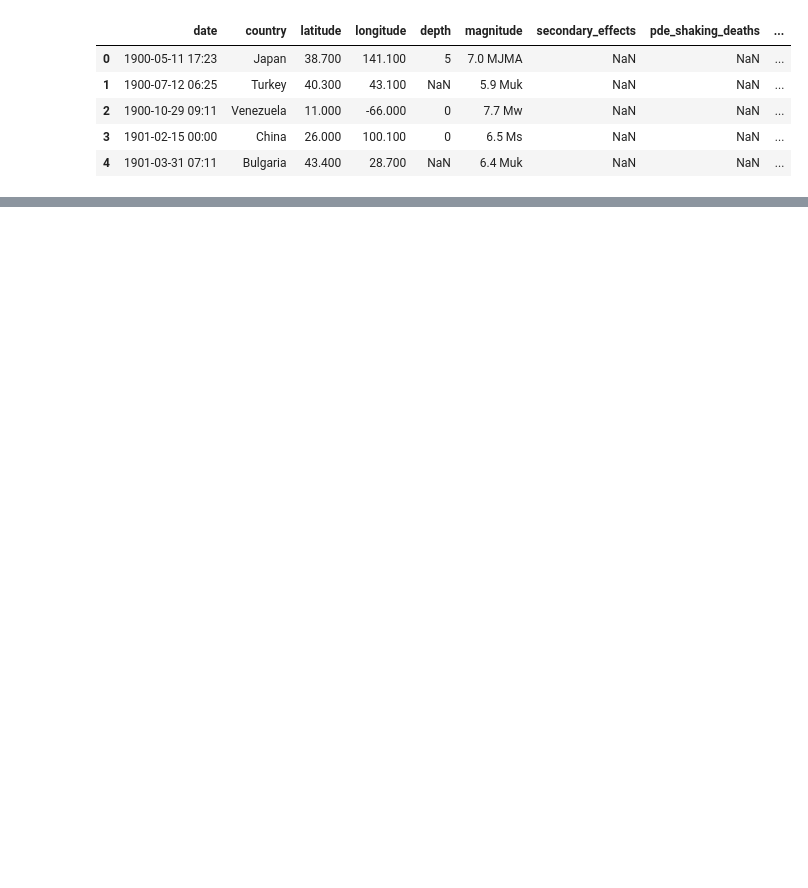
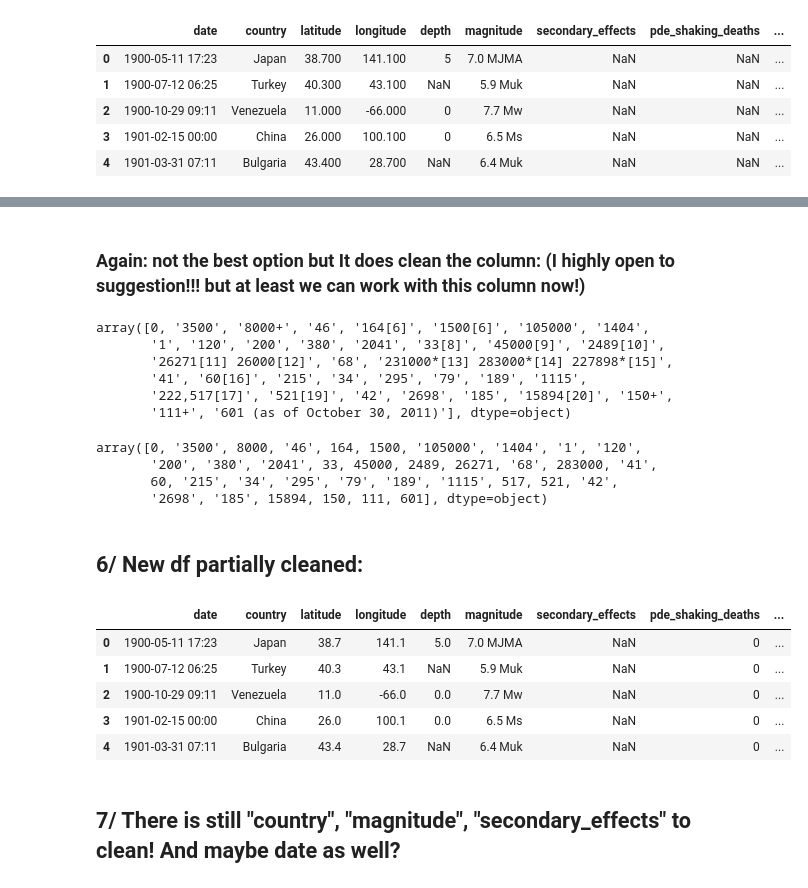
Before and after one commit to nss-data-science-cohort-4/dq3-earthquakes-amdquake, a Jupyter notebook: notebook/dq3-amdquake-alg-02-columns_cleaning.ipynb, the cells around one changed output, grey strips where cells are left out. Drawn from its saved outputs; the diff is of its cells as text; code cells hidden in the pictures; blank space fills up the shorter version.

```diff
--- a/notebook/dq3-amdquake-alg-02-columns_cleaning.ipynb
+++ b/notebook/dq3-amdquake-alg-02-columns_cleaning.ipynb
@@ -17,0 +119,5 @@ world_earthquakes.tail()
+# %%
+# I found the info online for this specific event so I added the depth of 6 km
+world_earthquakes['depth'] = world_earthquakes["depth"].replace("?", 6.0)
+# %%
+world_earthquakes['depth'] = world_earthquakes['depth'].astype(float)
@@ -30,0 +205,2 @@ remove_footnotes(world_earthquakes,'others_sources_deaths')
+# %%
+world_earthquakes["em_dat_total_deaths"] = world_earthquakes["em_dat_total_deaths"].replace("10[7]|", 10)
@@ -30,0 +276,33 @@ remove_footnotes(world_earthquakes,'others_sources_deaths')
+# %% [markdown]
+### Again: not the best option but It does clean the column: (I highly open to suggestion!!! but at least we can work with this column now!)
+# %%
+world_earthquakes['others_source_deaths'].unique()
+# %% [output]
+array([0, '3500', '8000+', '46', '164[6]', '1500[6]', '105000', '1404',
+       '1', '120', '200', '380', '2041', '33[8]', '45000[9]', '2489[10]',
+       '26271[11] 26000[12]', '68', '231000*[13] 283000*[14] 227898*[15]',
+       '41', '60[16]', '215', '34', '295', '79', '189', '1115',
+       '222,517[17]', '521[19]', '42', '2698', '185', '15894[20]', '150+',
+       '111+', '601 (as of October 30, 2011)'], dtype=object)
+# %%
+world_earthquakes["others_source_deaths"] = world_earthquakes["others_source_deaths"].replace("8000+", 8000).replace("164[6]", 164).replace("1500[6]", 1500).replace("33[8]", 33).replace("45000[9]", 45000).replace("2489[10]", 2489).replace("26271[11] 26000[12]", 26271).replace("231000*[13] 283000*[14] 227898*[15]", 283000).replace("60[16]", 60).replace("222,517[17]", 517).replace("521[19]", 521).replace("15894[20]", 15894).replace("150+", 150).replace("111+", 111).replace("601 (as of October 30, 2011)", 601)
+# %%
+world_earthquakes['others_source_deaths'].unique()
+# %% [output]
+array([0, '3500', 8000, '46', 164, 1500, '105000', '1404', '1', '120',
+       '200', '380', '2041', 33, 45000, 2489, 26271, '68', 283000, '41',
+       60, '215', '34', '295', '79', '189', '1115', 517, 521, '42',
+       '2698', '185', 15894, 150, 111, 601], dtype=object)
+# %% [markdown]
+## 6/ New df partially cleaned:
+# %%
+world_earthquakes.head()
+# %% [output]
+|  | date | country | latitude | longitude | depth | magnitude | secondary_effects | pde_shaking_deaths | ... |
+| 0 | 1900-05-11 17:23 | Japan | 38.7 | 141.1 | 5.0 | 7.0 MJMA | NaN | 0 | ... |
+| 1 | 1900-07-12 06:25 | Turkey | 40.3 | 43.1 | NaN | 5.9 Muk | NaN | 0 | ... |
+| 2 | 1900-10-29 09:11 | Venezuela | 11.0 | -66.0 | 0.0 | 7.7 Mw | NaN | 0 | ... |
+| 3 | 1901-02-15 00:00 | China | 26.0 | 100.1 | 0.0 | 6.5 Ms | NaN | 0 | ... |
+| 4 | 1901-03-31 07:11 | Bulgaria | 43.4 | 28.7 | NaN | 6.4 Muk | NaN | 0 | ... |
+# %% [markdown]
+## 7/ There is still "country", "magnitude", "secondary_effects" to clean! And maybe date as well?
```
Also changed, not shown: parts of 62 cells of this notebook.
